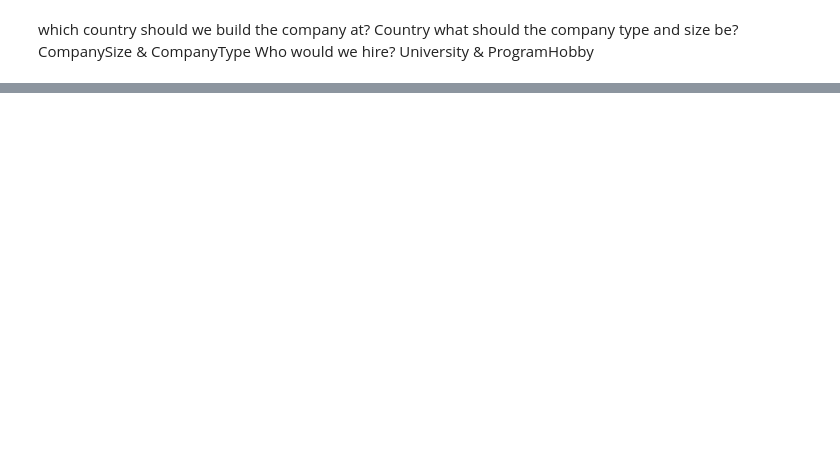
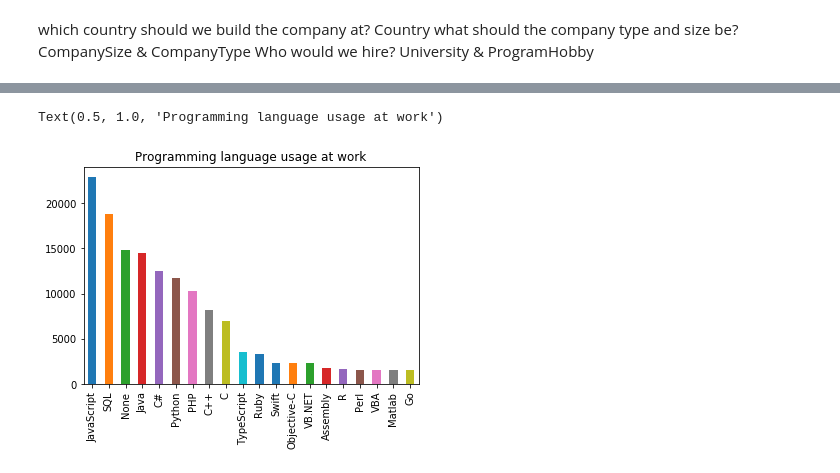
Before and after one commit to mm898/devTrends, a Jupyter notebook: notebook.ipynb, the cells around one changed output, grey strips where cells are left out. Saved outputs shown, nothing was run; the diff lists cells and outputs as text; code cells hidden in the pictures; blank space fills up the shorter version.

```diff
--- a/notebook.ipynb
+++ b/notebook.ipynb
@@ -174,0 +186,2 @@ Who would we hire? University & ProgramHobby
+# %%
+df = df.fillna('None')
@@ -174,0 +200,15 @@ Who would we hire? University & ProgramHobby
+# %%
+def split_value(df, col_name, separator):
+    '''
+    INPUT - df  -  dataframe -  original dataframe
+            col_name - string - column name to split the values
+            separator - string - split using this seprator
+    OUTPUT -
+            df - pandas dataframe - all value for the column of original dataframe
+    '''
+    df = pd.DataFrame(df[col_name].dropna().str.split(separator).tolist()).stack()
+    return df
+# %%
+split_worked_language = split_value(df, 'HaveWorkedLanguage','; ')
+# %%
+split_worked_language = split_worked_language.value_counts()
@@ -174,0 +235,7 @@ Who would we hire? University & ProgramHobby
+# %%
+split_worked_language.head(20).plot(kind='bar')
+
+plt.title('Programming language usage at work')
+# %% [output]
+Text(0.5, 1.0, 'Programming language usage at work')
+[figure, added]
```
Also changed, not shown: parts of 22 cells of this notebook.
